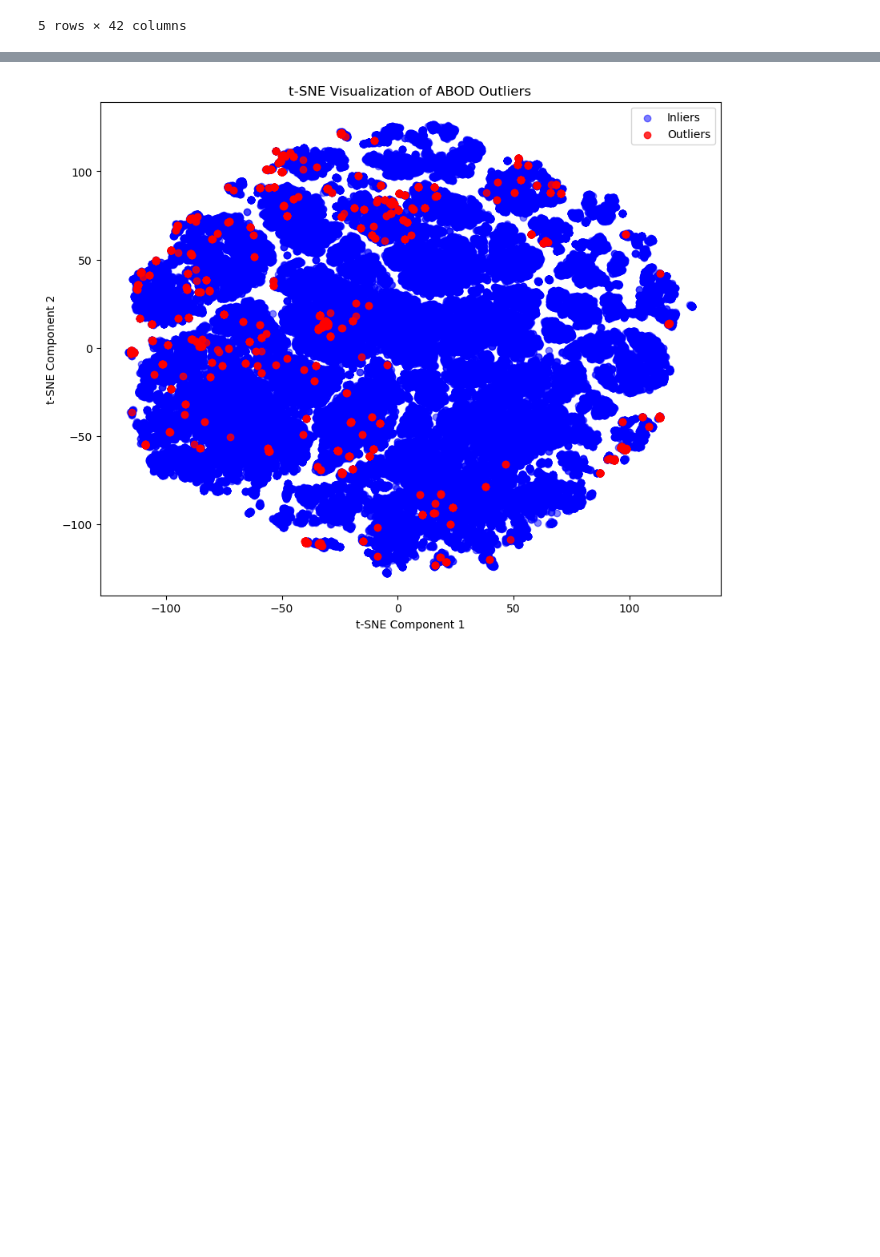
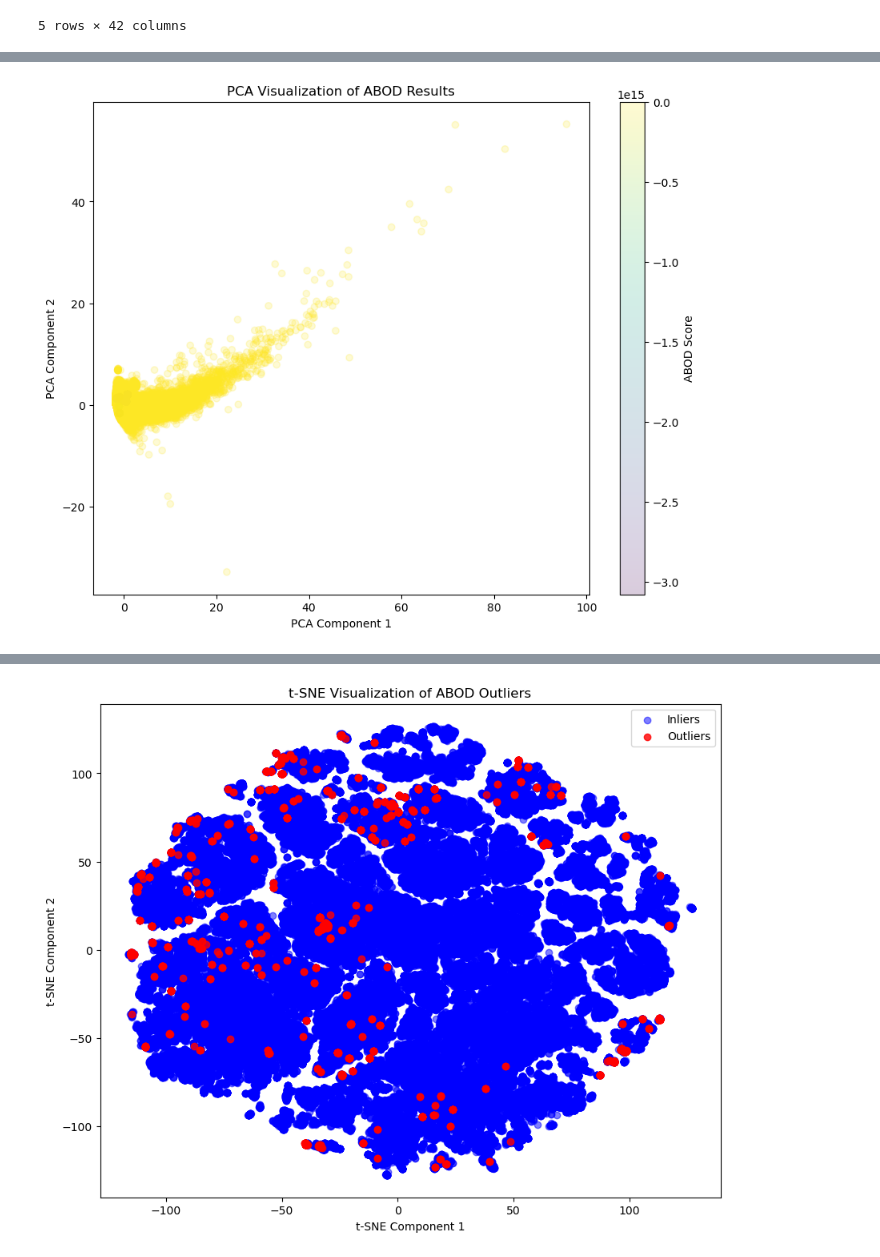
Before and after one commit to ChefBB/dm2_project, a Jupyter notebook: Dim_reduction_Chiara.ipynb, the cells around one changed output, grey strips where cells are left out. Drawn from its saved outputs; the diff is of its cells as text; code cells hidden in the pictures; blank space fills up the shorter version.

```diff
--- a/Dim_reduction_Chiara.ipynb
+++ b/Dim_reduction_Chiara.ipynb
@@ -16,9 +16,9 @@ else:
 Directory corrente: /Users/chiaraferrara/Desktop/Unipi/Magistrale/DM 2/dm2_project
 File trovato: dm2_dataset_2425_imdb/preprocessed_full.csv
 # %%
-from support.df_init import init
-df = init(path=file_path)
-df
+# from support.df_init import init
+# df = init(path=file_path)
+# df
 # %% [output]
 |  | originalTitle | rating | startYear | endYear | runtimeMinutes | awardWins | numVotes | worstRating | ... |
 | 0 | Carmencita | (5, 6] | 1894 | 1894.0 | 1.0 | 0 | 2089 | 1 | ... |
@@ -119,16 +121,16 @@ Index(['startYear', 'runtimeMinutes', 'totalCredits', 'titleType',
       dtype='object')
 # %%
-# Perform one-hot encoding for the 'titleType' variable
-title_type_encoded = pd.get_dummies(df['titleType'], prefix='titleType')
+# # Perform one-hot encoding for the 'titleType' variable
+# title_type_encoded = pd.get_dummies(df['titleType'], prefix='titleType')
 
-# Concatenate the encoded columns with the original DataFrame
-df = pd.concat([df, title_type_encoded], axis=1)
+# # Concatenate the encoded columns with the original DataFrame
+# df = pd.concat([df, title_type_encoded], axis=1)
 
-# Drop the original 'titleType' column
-# df.drop(columns=['titleType'], inplace=True) no perchè la uso per runtimeMinutes (però nell'altro notebook, questa volta ho usato la funzione in support)
+# # Drop the original 'titleType' column
+# # df.drop(columns=['titleType'], inplace=True) no perchè la uso per runtimeMinutes (però nell'altro notebook, questa volta ho usato la funzione in support)
 
-# Display the updated DataFrame
-df.head()
+# # Display the updated DataFrame
+# df.head()
 # %% [output]
 |  | startYear | runtimeMinutes | totalCredits | titleType | canHaveEpisodes | numRegions | ratingCount | ... |
 | 0 | 1894 | 17.0 | 1.609438 | short | False | 2.079442 | 7.646354 | ... |
@@ -138,7 +140,7 @@ df.head()
 | 4 | 1896 | 17.0 | 2.484907 | short | False | 3.091042 | 9.481588 | ... |
 5 rows × 42 columns
 # %%
-df.drop(columns=['titleType'], inplace=True)
+# df.drop(columns=['titleType'], inplace=True)
 # %%
 from pyod.models.abod import ABOD
 from sklearn.preprocessing import StandardScaler
@@ -189,0 +207,22 @@ print(outliers_df)
+# %%
+from sklearn.decomposition import PCA
+import matplotlib.pyplot as plt
+
+# Perform PCA to reduce the data to 2 dimensions
+pca = PCA(n_components=2, random_state=42)
+X_pca = pca.fit_transform(X_scaled)
+
+# Add PCA results to the DataFrame
+df['PCA_1'] = X_pca[:, 0]
+df['PCA_2'] = X_pca[:, 1]
+
+# Create a scatter plot with a gradient color scale based on ABOD_Score
+plt.figure(figsize=(10, 8))
+scatter = plt.scatter(df['PCA_1'], df['PCA_2'], c=df['ABOD_Score'], cmap='viridis', alpha=0.2)
+plt.colorbar(scatter, label='ABOD Score')  # Add a color bar to show the gradient scale
+plt.title('PCA Visualization of ABOD Results')
+plt.xlabel('PCA Component 1')
+plt.ylabel('PCA Component 2')
+plt.show()
+# %% [output]
+[figure, added]
```
Also changed, not shown: parts of 9 cells of this notebook, 3 other files.
